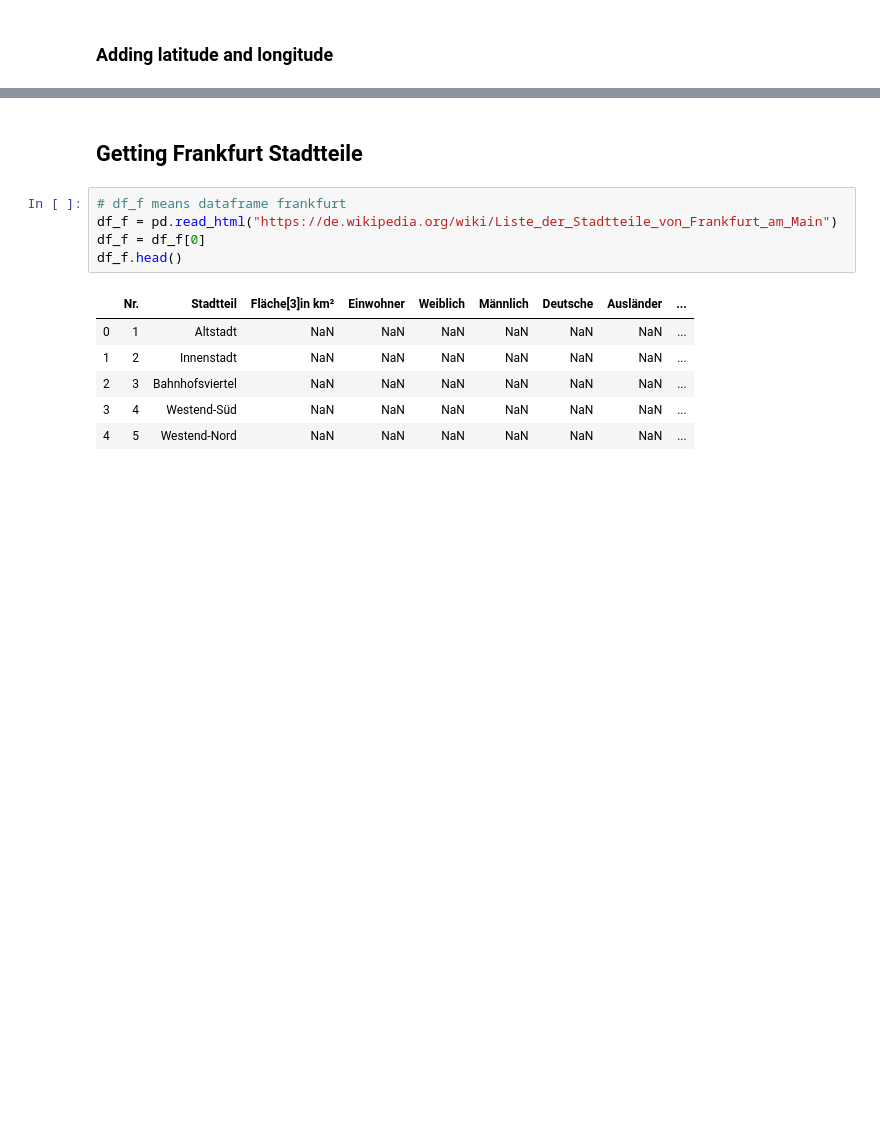
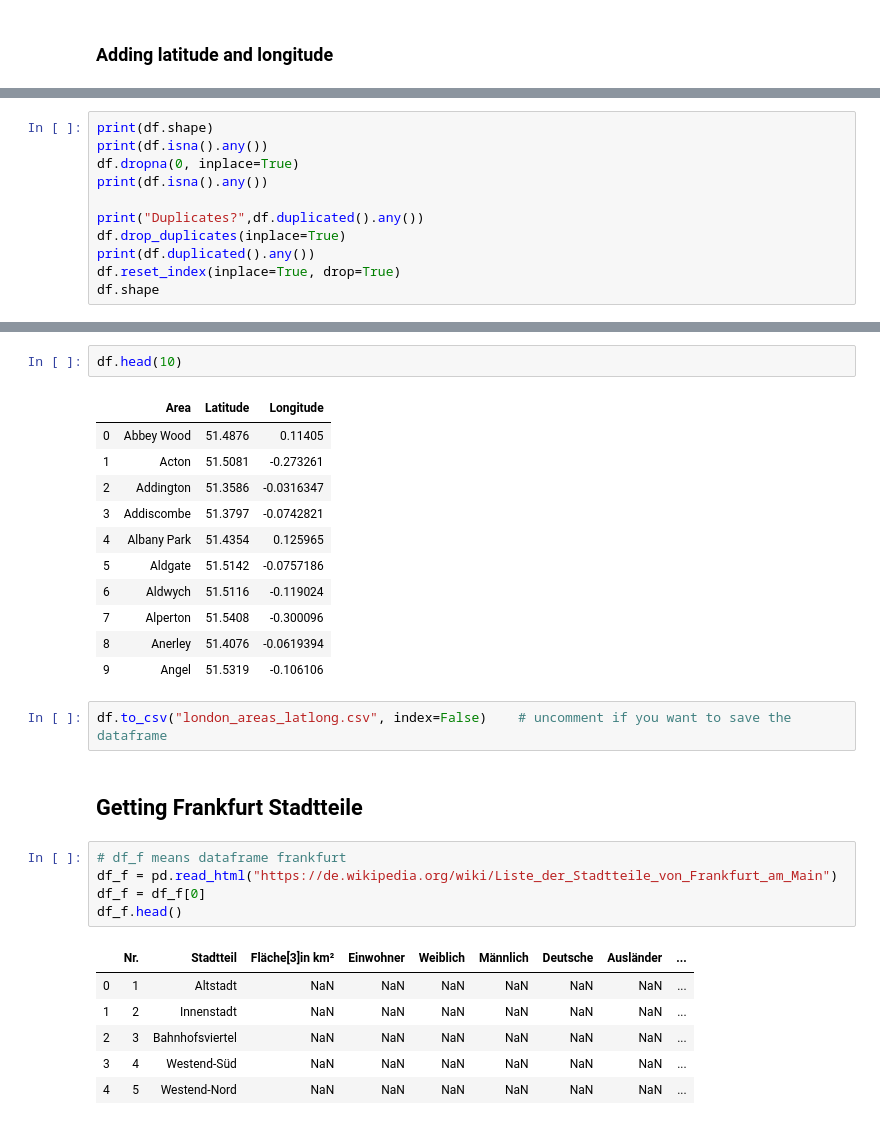
Before and after one commit to leo-hsk/brexit_moving_to_frankfurt, a Jupyter notebook: Data Preparing.ipynb, the cells around one changed output, grey strips where cells are left out. Drawn from its saved outputs; the diff is of its cells as text; blank space fills up the shorter version.

```diff
--- a/Data Preparing.ipynb
+++ b/Data Preparing.ipynb
@@ -66,0 +114,11 @@ df.head()
+# %%
+print(df.shape)
+print(df.isna().any())
+df.dropna(0, inplace=True)
+print(df.isna().any())
+
+print("Duplicates?",df.duplicated().any())
+df.drop_duplicates(inplace=True)
+print(df.duplicated().any())
+df.reset_index(inplace=True, drop=True)
+df.shape
@@ -67,3 +138,19 @@ df.head()
+# %%
+df.head(10)
+# %% [output]
+|  | Area | Latitude | Longitude |
+| 0 | Abbey Wood | 51.4876 | 0.11405 |
+| 1 | Acton | 51.5081 | -0.273261 |
+| 2 | Addington | 51.3586 | -0.0316347 |
+| 3 | Addiscombe | 51.3797 | -0.0742821 |
+| 4 | Albany Park | 51.4354 | 0.125965 |
+| 5 | Aldgate | 51.5142 | -0.0757186 |
+| 6 | Aldwych | 51.5116 | -0.119024 |
+| 7 | Alperton | 51.5408 | -0.300096 |
+| 8 | Anerley | 51.4076 | -0.0619394 |
+| 9 | Angel | 51.5319 | -0.106106 |
+# %%
+df.to_csv("london_areas_latlong.csv", index=False)    # uncomment if you want to save the dataframe
 # %% [markdown]
 ## Getting Frankfurt Stadtteile
 # %%
```
Also changed, not shown: parts of 12 cells of this notebook, 3 other files.
